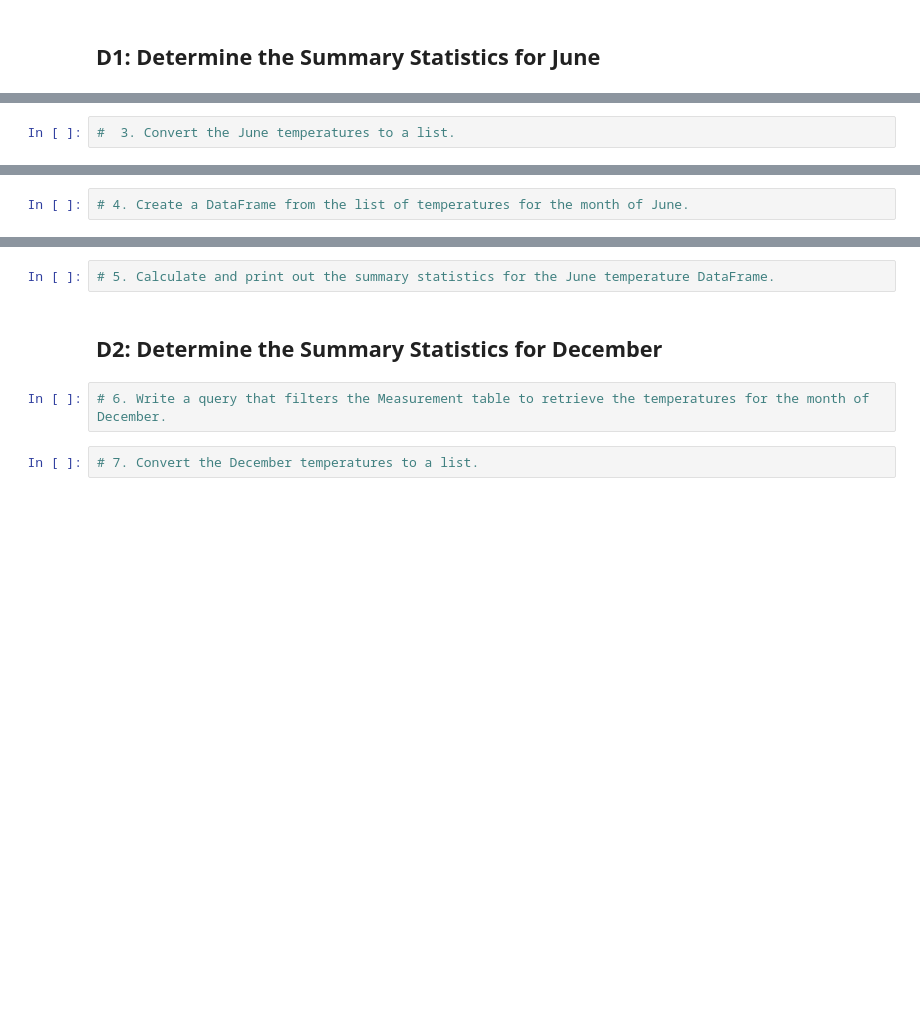
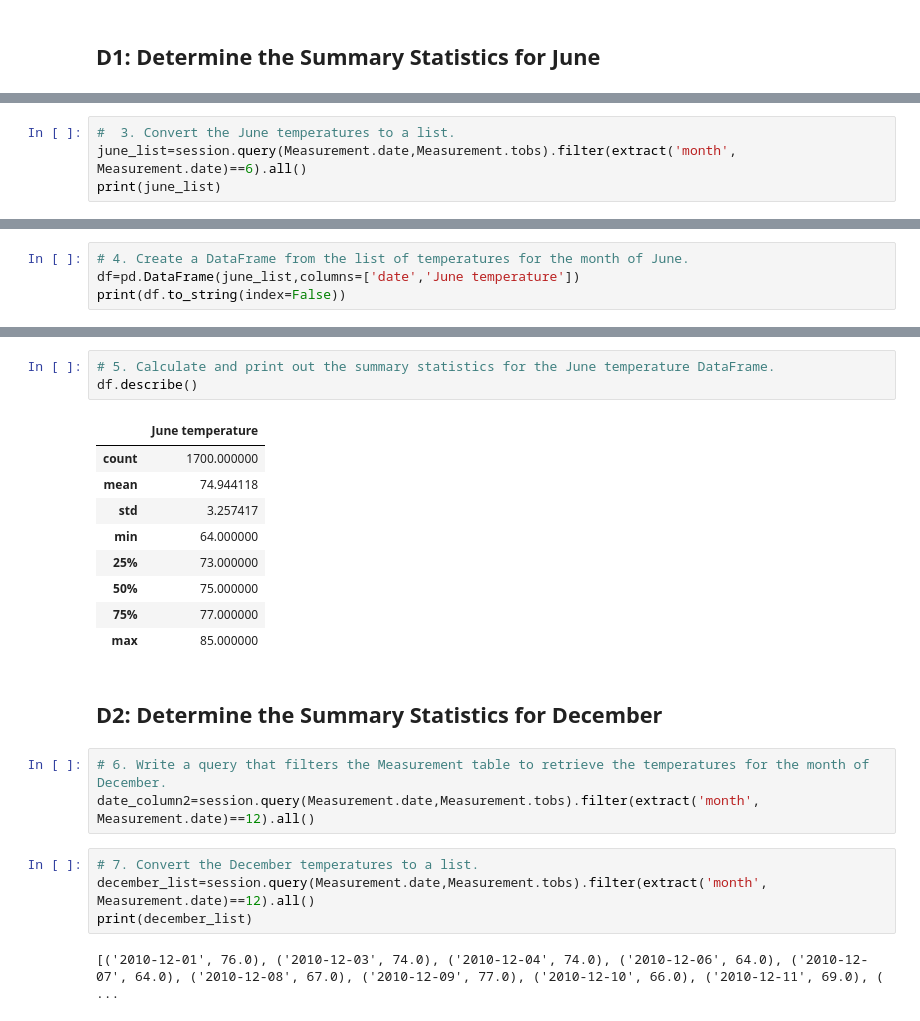
Before and after one commit to Alfer23/surfs_up, a Jupyter notebook: Surfs_UpChallenge.ipynb, the cells around one changed output, grey strips where cells are left out. Saved outputs shown, nothing was run; the diff lists cells and outputs as text; blank space fills up the shorter version.

```diff
--- a/Surfs_UpChallenge.ipynb
+++ b/Surfs_UpChallenge.ipynb
@@ -42,2 +59,4 @@ print(date_column)
 # %%
 #  3. Convert the June temperatures to a list.
+june_list=session.query(Measurement.date,Measurement.tobs).filter(extract('month', Measurement.date)==6).all()
+print(june_list)
@@ -44,2 +65,4 @@ print(date_column)
 # %%
 # 4. Create a DataFrame from the list of temperatures for the month of June.
+df=pd.DataFrame(june_list,columns=['date','June temperature'])
+print(df.to_string(index=False))
@@ -46,10 +87,26 @@ print(date_column)
 # %%
 # 5. Calculate and print out the summary statistics for the June temperature DataFrame.
+df.describe()
+# %% [output]
+|  | June temperature |
+| count | 1700.000000 |
+| mean | 74.944118 |
+| std | 3.257417 |
+| min | 64.000000 |
+| 25% | 73.000000 |
+| 50% | 75.000000 |
+| 75% | 77.000000 |
+| max | 85.000000 |
 # %% [markdown]
 ## D2: Determine the Summary Statistics for December
 # %%
 # 6. Write a query that filters the Measurement table to retrieve the temperatures for the month of December.
+date_column2=session.query(Measurement.date,Measurement.tobs).filter(extract('month', Measurement.date)==12).all()
 # %%
 # 7. Convert the December temperatures to a list.
+december_list=session.query(Measurement.date,Measurement.tobs).filter(extract('month', Measurement.date)==12).all()
+print(december_list)
+# %% [output]
+[('2010-12-01', 76.0), ('2010-12-03', 74.0), ('2010-12-04', 74.0), ('2010-12-06', 64.0), ('2010-12-07', 64.0), ('2010-12-08', 67.0), ('2010-12-09', 77.0), ('2010-12-10', 66.0), ('2010-12-11', 69.0), ( ...
 # %%
 # 8. Create a DataFrame from the list of temperatures for the month of December.
```
Also changed, not shown: parts of 6 cells of this notebook.
